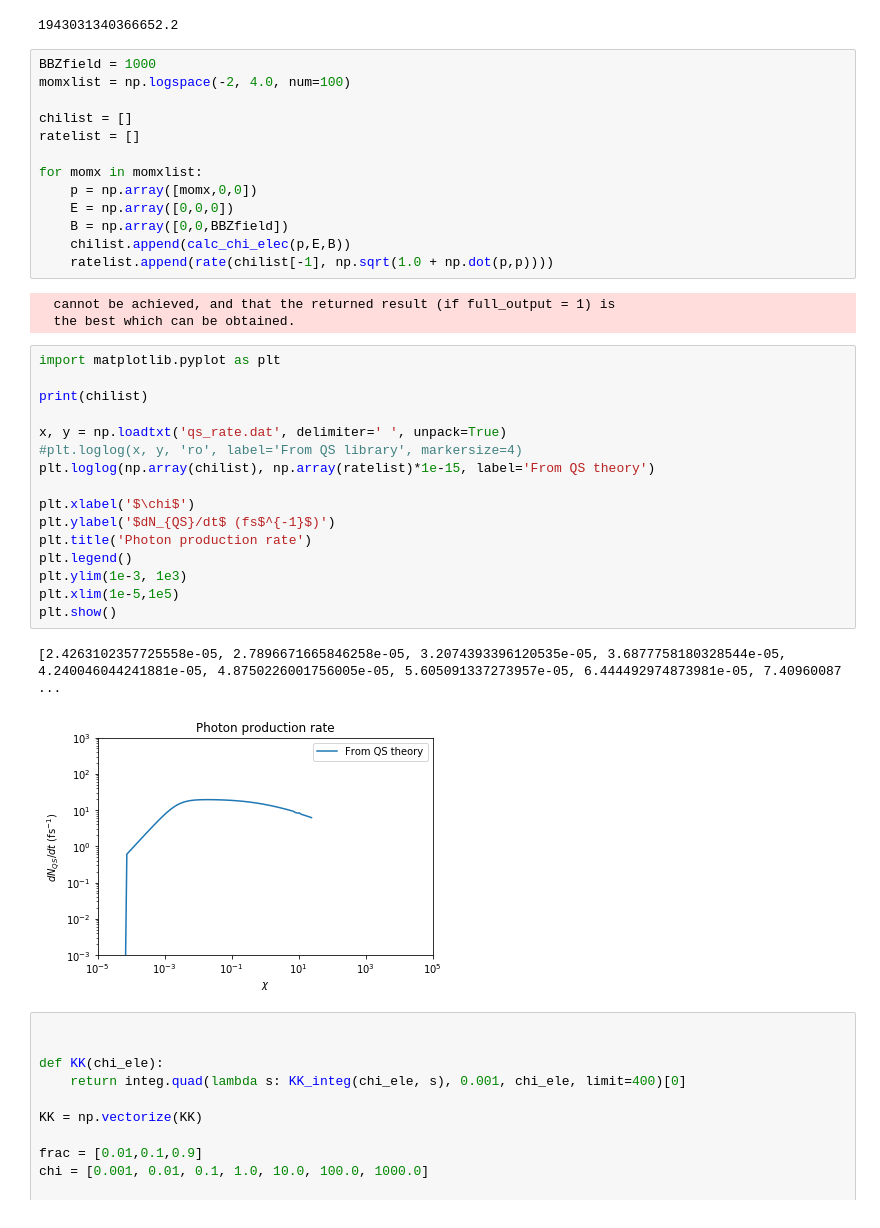
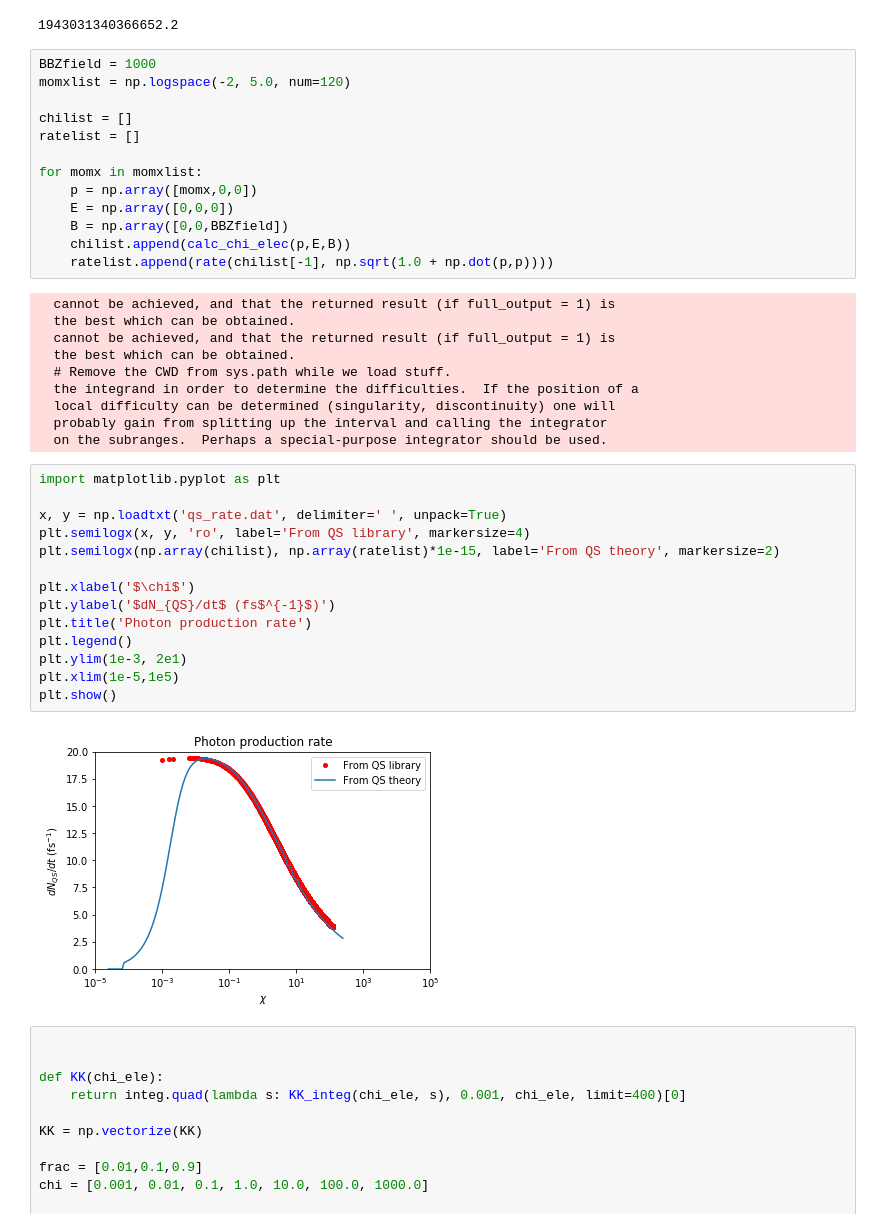
Before and after one commit to ECP-WarpX/picsar, a Jupyter notebook: src/multi_physics/test_cpu/validation_QS.ipynb, the cells around one changed output. Saved outputs shown, nothing was run; the diff lists cells and outputs as text.

```diff
--- a/src/multi_physics/test_cpu/validation_QS.ipynb
+++ b/src/multi_physics/test_cpu/validation_QS.ipynb
@@ -82,7 +82,7 @@ print(rate(calc_chi_elec(p,E,B), np.sqrt(1.0 + np.dot(p,p))))
 1943031340366652.2
 # %%
 BBZfield = 1000
-momxlist = np.logspace(-2, 4.0, num=100)
+momxlist = np.logspace(-2, 5.0, num=120)
 
 chilist = []
 ratelist = []
@@ -96,25 +96,29 @@ for momx in momxlist:
 # %% [output]
   cannot be achieved, and that the returned result (if full_output = 1) is
   the best which can be obtained.
+  cannot be achieved, and that the returned result (if full_output = 1) is
+  the best which can be obtained.
+  # Remove the CWD from sys.path while we load stuff.
+  the integrand in order to determine the difficulties.  If the position of a
+  local difficulty can be determined (singularity, discontinuity) one will
+  probably gain from splitting up the interval and calling the integrator
+  on the subranges.  Perhaps a special-purpose integrator should be used.
 # %%
 import matplotlib.pyplot as plt
 
-print(chilist)
-
 x, y = np.loadtxt('qs_rate.dat', delimiter=' ', unpack=True)
-#plt.loglog(x, y, 'ro', label='From QS library', markersize=4)
-plt.loglog(np.array(chilist), np.array(ratelist)*1e-15, label='From QS theory')
+plt.semilogx(x, y, 'ro', label='From QS library', markersize=4)
+plt.semilogx(np.array(chilist), np.array(ratelist)*1e-15, label='From QS theory', markersize=2)
 
 plt.xlabel('$\chi$')
 plt.ylabel('$dN_{QS}/dt$ (fs$^{-1}$)')
 plt.title('Photon production rate')
 plt.legend()
-plt.ylim(1e-3, 1e3)
+plt.ylim(1e-3, 2e1)
 plt.xlim(1e-5,1e5)
 plt.show()
 # %% [output]
-[2.4263102357725558e-05, 2.7896671665846258e-05, 3.2074393396120535e-05, 3.6877758180328544e-05, 4.240046044241881e-05, 4.8750226001756005e-05, 5.605091337273957e-05, 6.444492974873981e-05, 7.40960087 ...
-[figure, old version]
+[figure, new version]
 # %%
 
 
```
Also changed, not shown: 1 other file.
